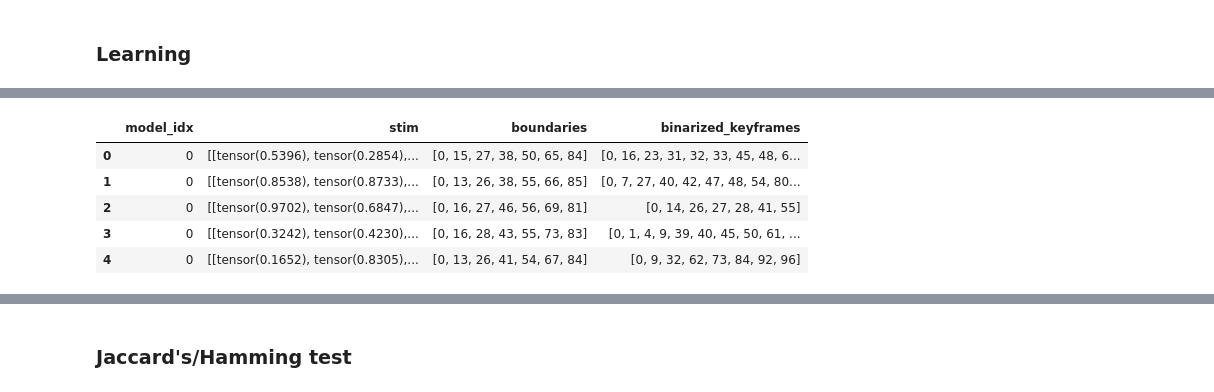
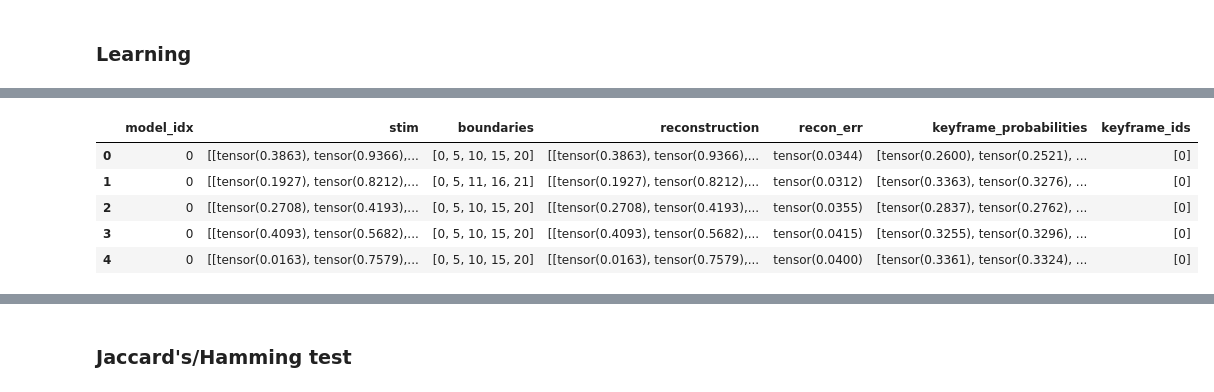
Before and after one commit to siyer7/narrative_map, a Jupyter notebook: code/narrative/1-segmentation.ipynb, the cells around one changed output, grey strips where cells are left out. Cells and saved outputs as stored; diff of their text form; code cells hidden in the pictures.

```diff
--- a/code/narrative/1-segmentation.ipynb
+++ b/code/narrative/1-segmentation.ipynb
@@ -142,17 +132,16 @@ for model_idx in range(num_models):
                                    "test_recon_err": [], "test_memory_mass": [], "test_loss": []}
 
     for epoch in range(EPOCHS):
-        tau = max(0.5, 0.95 ** epoch)            # anneal: soft (~0/1) -> sharp (exactly 0/1)
 
         # TRAIN
         train_recon_err, train_memory_mass, train_loss = [], [], []
         for stim in train_stims:
             # forward pass
-            reconstruction, recon_err, memory_mass, binarized_keyframes, loss = forward_walk(stim, predictor, keyframer, tau=tau)
+            reconstruction, recon_err, keyframe_probabilities, loss = forward_walk(stim, predictor, keyframer)
             # clear old gradients, backprop, and update weights
             opt.zero_grad(); loss.backward(); opt.step()
-            # append across stims
-            train_recon_err.append(recon_err.item()); train_memory_mass.append(memory_mass.item()); train_loss.append(loss.item())
+            # append across stims (memory mass = sum of keyframe probabilities)
+            train_recon_err.append(recon_err.item()); train_memory_mass.append(keyframe_probabilities.sum().item()); train_loss.append(loss.item())
         # append across epochs
         model_learning["epoch"].append(epoch); model_learning["train_recon_err"].append(np.mean(train_recon_err)); model_learning["train_memory_mass"].append(np.mean(train_memory_mass)); model_learning["train_loss"].append(np.mean(train_loss))
 
@@ -161,9 +150,9 @@ for model_idx in range(num_models):
             test_recon_err, test_memory_mass, test_loss = [], [], []
             for stim in test_stims:
                 # forward pass
-                reconstruction, recon_err, memory_mass, binarized_keyframes, loss = forward_walk(stim, predictor, keyframer, tau=tau) # forward pass
-                # append across stims
-                test_recon_err.append(recon_err.item()); test_memory_mass.append(memory_mass.item()); test_loss.append(loss.item())
+                reconstruction, recon_err, keyframe_probabilities, loss = forward_walk(stim, predictor, keyframer) # forward pass
+                # append across stims (memory mass = sum of keyframe probabilities)
+                test_recon_err.append(recon_err.item()); test_memory_mass.append(keyframe_probabilities.sum().item()); test_loss.append(loss.item())
         # append across epochs
         model_learning["test_recon_err"].append(np.mean(test_recon_err)); model_learning["test_memory_mass"].append(np.mean(test_memory_mass)); model_learning["test_loss"].append(np.mean(test_loss))
 
@@ -206,21 +195,22 @@ plt.tight_layout(); plt.show()
 # %%
-eval_results = []
+infer_on_all_data = []
 for model_idx, (predictor, keyframer) in enumerate(trained_models):
+
     with torch.no_grad():
-        for stim_t, boundaries in eval_data:
-            # binarized_keyframes = 0/1 per timestep
-            _, _, _, binarized_keyframes, _, = forward_walk(stim_t, predictor, keyframer, tau=0.5)
-            # prepend 0
-            binarized_keyframes = [0] + [i + 1 for i, key in enumerate(binarized_keyframes) if key > 0.5]
-            eval_results.append((model_idx, stim_t, boundaries, binarized_keyframes))
+        # inference on all data (train/test/eval)
+        for stim_t, boundaries in all_data:
+            reconstruction, recon_err, keyframe_probabilities, loss = forward_walk(stim_t, predictor, keyframer)
+            # pick ids where keyframe_probability > 0.5; prepend 0
+            keyframe_ids = [0] + [i + 1 for i, key in enumerate(keyframe_probabilities.tolist()) if key > 0.5]
+            infer_on_all_data.append((model_idx, stim_t, boundaries, reconstruction, recon_err, keyframe_probabilities, keyframe_ids))
 
-eval_results_df = pd.DataFrame(eval_results, columns=["model_idx", "stim", "boundaries", "binarized_keyframes"])
-eval_results_df.head()
+infer_on_all_data_df = pd.DataFrame(infer_on_all_data, columns=["model_idx", "stim", "boundaries", 'reconstruction', 'recon_err', "keyframe_probabilities", "keyframe_ids"])
+infer_on_all_data_df.head()
 # %% [output]
-|  | model_idx | stim | boundaries | binarized_keyframes |
-| 0 | 0 | [[tensor(0.5396), tensor(0.2854),... | [0, 15, 27, 38, 50, 65, 84] | [0, 16, 23, 31, 32, 33, 45, 48, 6... |
-| 1 | 0 | [[tensor(0.8538), tensor(0.8733),... | [0, 13, 26, 38, 55, 66, 85] | [0, 7, 27, 40, 42, 47, 48, 54, 80... |
-| 2 | 0 | [[tensor(0.9702), tensor(0.6847),... | [0, 16, 27, 46, 56, 69, 81] | [0, 14, 26, 27, 28, 41, 55] |
-| 3 | 0 | [[tensor(0.3242), tensor(0.4230),... | [0, 16, 28, 43, 55, 73, 83] | [0, 1, 4, 9, 39, 40, 45, 50, 61, ... |
-| 4 | 0 | [[tensor(0.1652), tensor(0.8305),... | [0, 13, 26, 41, 54, 67, 84] | [0, 9, 32, 62, 73, 84, 92, 96] |
+|  | model_idx | stim | boundaries | reconstruction | recon_err | keyframe_probabilities | keyframe_ids |
+| 0 | 0 | [[tensor(0.3863), tensor(0.9366),... | [0, 5, 10, 15, 20] | [[tensor(0.3863), tensor(0.9366),... | tensor(0.0344) | [tensor(0.2600), tensor(0.2521), ... | [0] |
+| 1 | 0 | [[tensor(0.1927), tensor(0.8212),... | [0, 5, 11, 16, 21] | [[tensor(0.1927), tensor(0.8212),... | tensor(0.0312) | [tensor(0.3363), tensor(0.3276), ... | [0] |
+| 2 | 0 | [[tensor(0.2708), tensor(0.4193),... | [0, 5, 10, 15, 20] | [[tensor(0.2708), tensor(0.4193),... | tensor(0.0355) | [tensor(0.2837), tensor(0.2762), ... | [0] |
+| 3 | 0 | [[tensor(0.4093), tensor(0.5682),... | [0, 5, 10, 15, 20] | [[tensor(0.4093), tensor(0.5682),... | tensor(0.0415) | [tensor(0.3255), tensor(0.3296), ... | [0] |
+| 4 | 0 | [[tensor(0.0163), tensor(0.7579),... | [0, 5, 10, 15, 20] | [[tensor(0.0163), tensor(0.7579),... | tensor(0.0400) | [tensor(0.3361), tensor(0.3324), ... | [0] |
 # %%
```
Also changed, not shown: parts of 12 cells of this notebook, 2 other files.
